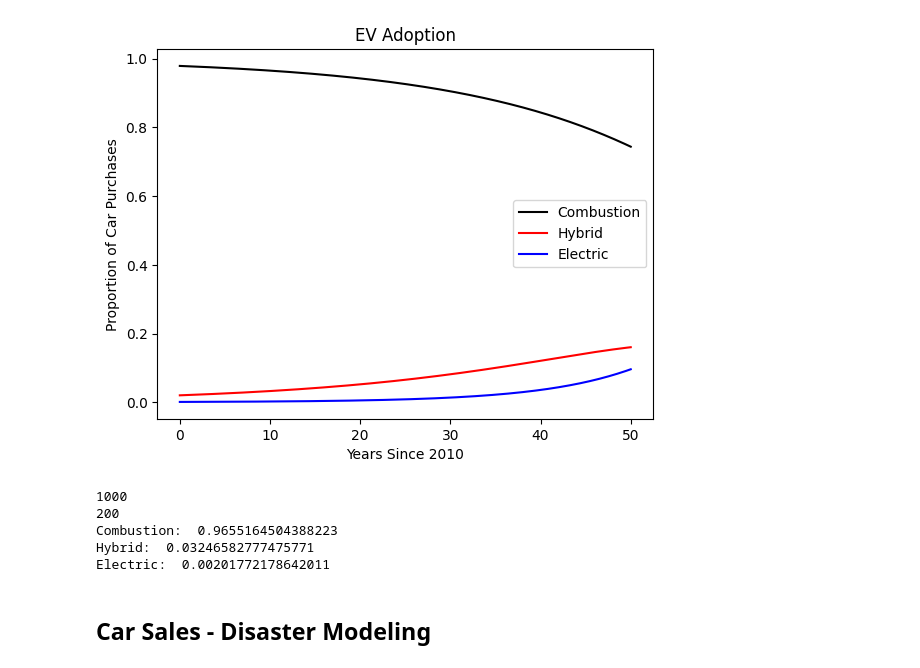
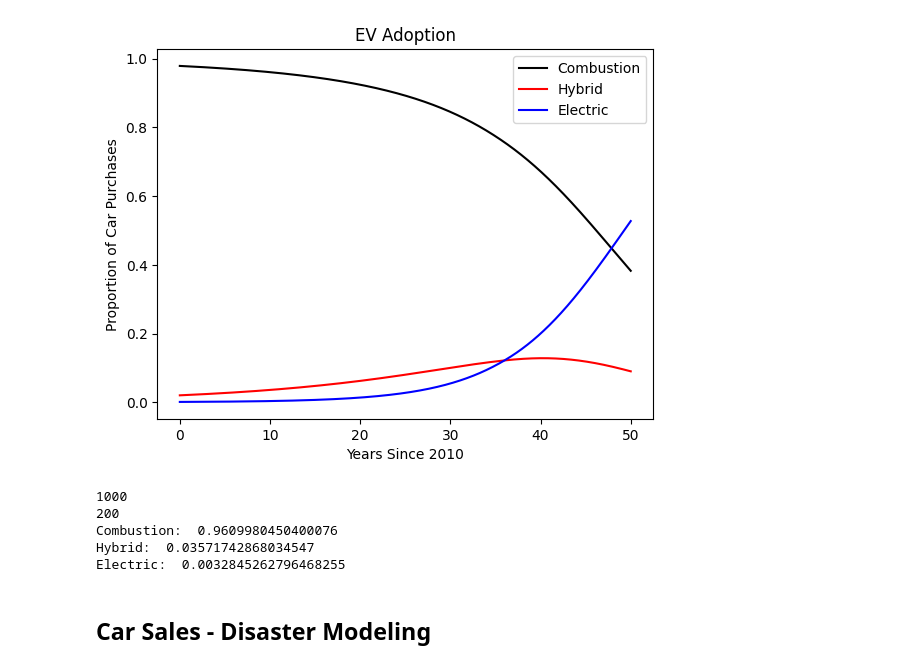
Before and after one commit to binDebug3/EVAdoption, a Jupyter notebook: eliza.ipynb, the cells around one changed output. Saved outputs shown, nothing was run; the diff lists cells and outputs as text; code cells hidden in the pictures.

```diff
--- a/eliza.ipynb
+++ b/eliza.ipynb
@@ -14,15 +14,15 @@ def model(t, cars, ch, he, ec, hc, eh, ce, c, h, e):
 
 # constants
 # Model 1
-ch = 0.15 # rate from combustion to hybrid
-he = 0.2 # rate from hybrid to electric
-ec = 0.01 # rate from electric to combustion
-hc = 0.1 # rate from hybrid to combustion
-eh = 0.01 # rate from electric to hybrid
-ce = 0.1 # rate from combustion to electric
-c = 0.0 # rate of new combustion
-h = 0.0 # rate of new hybrid
-e = 0.0 # rate of new electric
+# ch = 0.15 # rate from combustion to hybrid
+# he = 0.2 # rate from hybrid to electric
+# ec = 0.01 # rate from electric to combustion
+# hc = 0.1 # rate from hybrid to combustion
+# eh = 0.01 # rate from electric to hybrid
+# ce = 0.1 # rate from combustion to electric
+# c = 0.0 # rate of new combustion
+# h = 0.0 # rate of new hybrid
+# e = 0.0 # rate of new electric
 
 # Model 2
 # ch = 0.15 # rate from combustion to hybrid
@@ -39,6 +39,11 @@ e = 0.0 # rate of new electric
 # hc = 0.001 # rate from hybrid to combustion
 # eh = 0.01 # rate from electric to hybrid
 # ce = 0.15 # rate from combustion to electric
+
+# MODEL
+hc−ch = −0.09
+ec−ce = −0.09
+eh − he = −0.02,
 
 c = 0.0 # rate of new combustion
 h = 0.0 # rate of new hybrid
@@ -48,39 +53,39 @@ e = 0.0 # rate of new electric
 C = 0.9792
 H = 0.02
 E = 0.0008
 
 # time points
 t0 = 0
 tf = 50
 
 # solve ODE
 sol = solve_ivp(model, [t0, tf], [C, H, E], args=(ch, he, ec, hc, eh, ce, c, h, e), t_eval=np.linspace(t0, tf, 1000))
 
 # plot
 plt.plot(sol.t, sol.y[0], label="Combustion", c="k")
 plt.plot(sol.t, sol.y[1], label="Hybrid", c="r")
 plt.plot(sol.t, sol.y[2], label="Electric", c="b")
 plt.title("EV Adoption")
 plt.xlabel("Years Since 2010")
 plt.ylabel("Proportion of Car Purchases")
 plt.legend()
 plt.show()
 
 # print values at t=10
 print(len(sol.y[0]))
 year = 2020
 time = int((year - 2010) * 1000 / tf)
 print(time)
 print("Combustion: ", sol.y[0][time])
 print("Hybrid: ", sol.y[1][time])
 print("Electric: ", sol.y[2][time])
 # %% [output]
-[figure, old version]
+[figure, new version]
 1000
 200
-Combustion:  0.9655164504388223
-Hybrid:  0.03246582777475771
-Electric:  0.00201772178642011
+Combustion:  0.9609980450400076
+Hybrid:  0.03571742868034547
+Electric:  0.0032845262796468255
 # %% [markdown]
 ## Car Sales - Disaster Modeling
 # %% [markdown]
```
Also changed, not shown: parts of 7 cells of this notebook, 1 other file.
